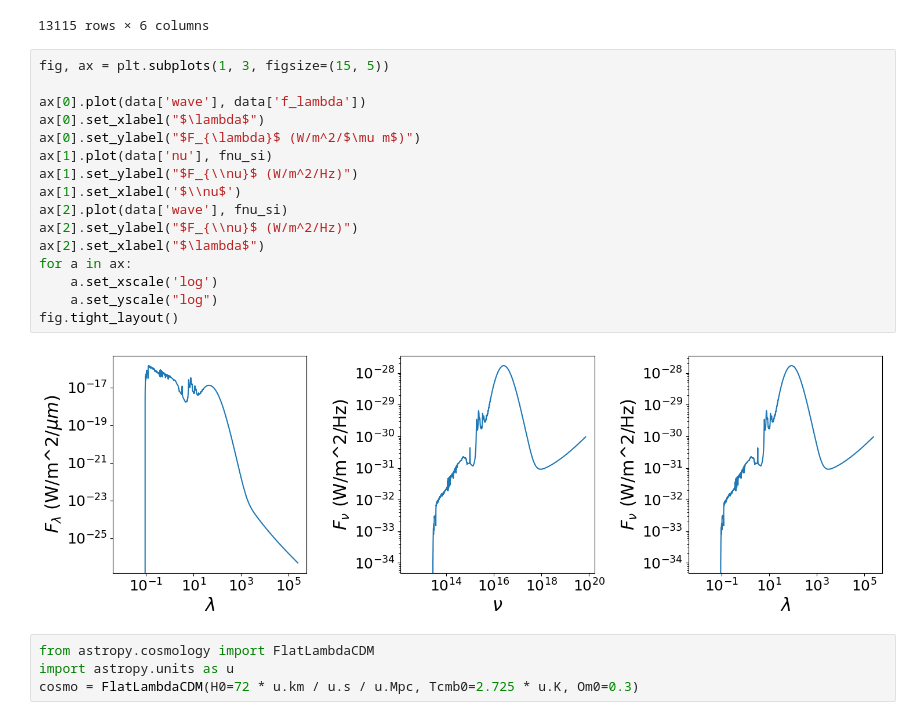
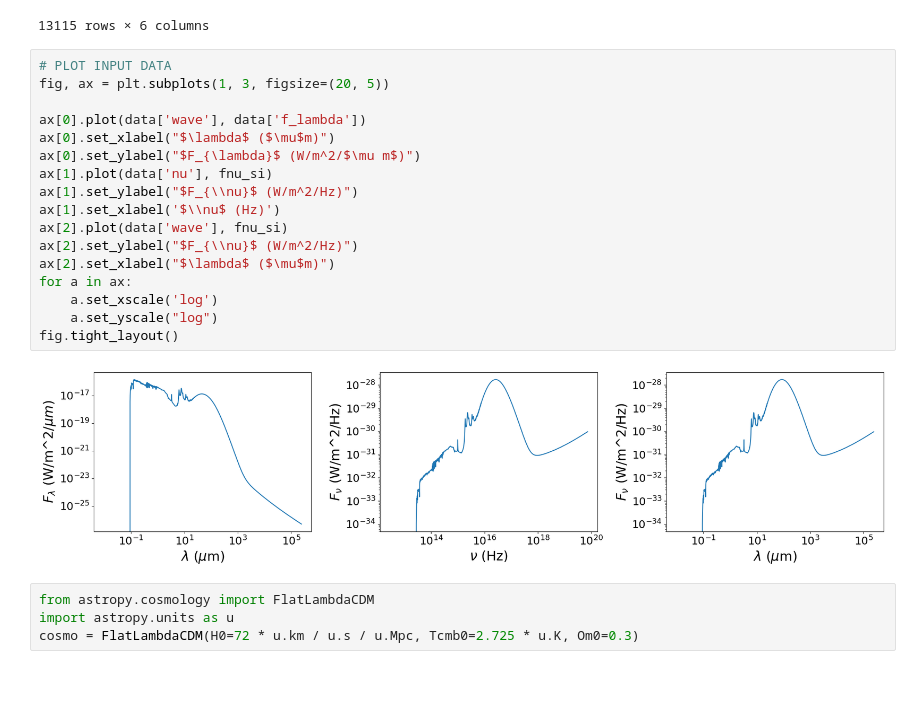
Before and after one commit to gnarayan/ast503_2024_Fall, a Jupyter notebook: homework/PadmaVenkatraman/HW2_ASTR503_PadmaVenkatraman.ipynb, the cells around one changed output. Cells and saved outputs as stored; diff of their text form; blank space fills up the shorter version.

```diff
--- a/homework/PadmaVenkatraman/HW2_ASTR503_PadmaVenkatraman.ipynb
+++ b/homework/PadmaVenkatraman/HW2_ASTR503_PadmaVenkatraman.ipynb
@@ -106,23 +106,24 @@ data
 | 13114 | 243298.84375 | 0.09637 | 0.10707 | 0.02932 | 7.293916e+19 | 4.880704e-27 |
 13115 rows × 6 columns
 # %%
-fig, ax = plt.subplots(1, 3, figsize=(15, 5))
+# PLOT INPUT DATA
+fig, ax = plt.subplots(1, 3, figsize=(20, 5))
 
 ax[0].plot(data['wave'], data['f_lambda'])
-ax[0].set_xlabel("$\lambda$")
+ax[0].set_xlabel("$\lambda$ ($\mu$m)")
 ax[0].set_ylabel("$F_{\lambda}$ (W/m^2/$\mu m$)")
 ax[1].plot(data['nu'], fnu_si)
 ax[1].set_ylabel("$F_{\\nu}$ (W/m^2/Hz)")
-ax[1].set_xlabel('$\\nu$')
+ax[1].set_xlabel('$\\nu$ (Hz)')
 ax[2].plot(data['wave'], fnu_si)
 ax[2].set_ylabel("$F_{\\nu}$ (W/m^2/Hz)")
-ax[2].set_xlabel("$\lambda$")
+ax[2].set_xlabel("$\lambda$ ($\mu$m)")
 for a in ax:
     a.set_xscale('log')
     a.set_yscale("log")
 fig.tight_layout()
 # %% [output]
-[figure, old version]
+[figure, new version]
 # %%
 from astropy.cosmology import FlatLambdaCDM
 import astropy.units as u
```
Also changed, not shown: parts of 26 cells of this notebook, 1 other file.
